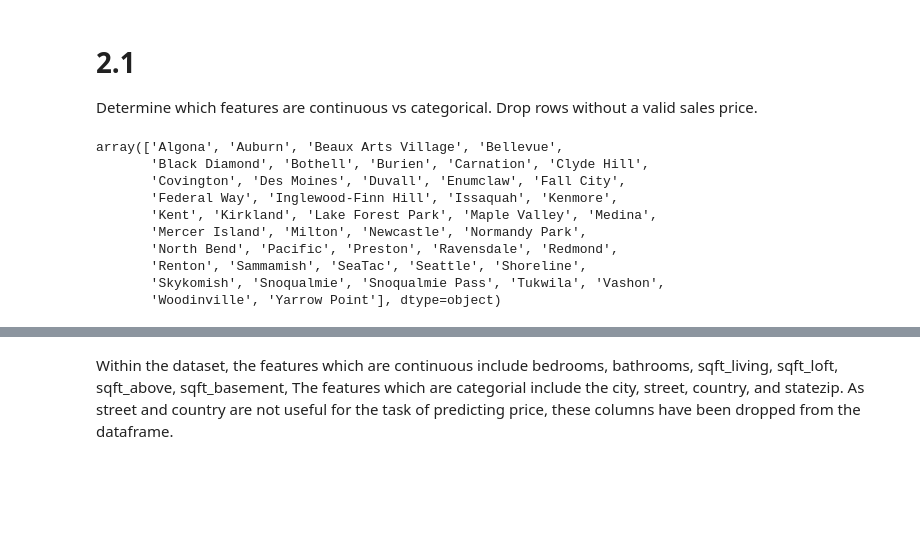
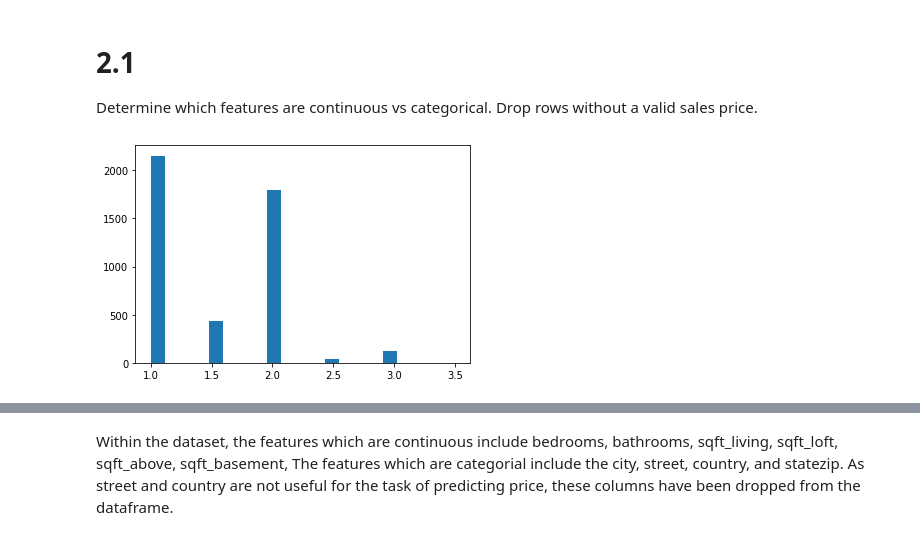
Before and after one commit to dsikka/Applied_ML, a Jupyter notebook: HW2/HW2_Task2.ipynb, the cells around one changed output, grey strips where cells are left out. Cells and saved outputs as stored; diff of their text form; code cells hidden in the pictures; blank space fills up the shorter version.

```diff
--- a/HW2/HW2_Task2.ipynb
+++ b/HW2/HW2_Task2.ipynb
@@ -55,14 +52,5 @@ target = ['statezip']
-# %%
-target_names, target_nums = np.unique(data['city'], return_counts=True)
-target_names
-# %% [output]
-array(['Algona', 'Auburn', 'Beaux Arts Village', 'Bellevue',
-       'Black Diamond', 'Bothell', 'Burien', 'Carnation', 'Clyde Hill',
-       'Covington', 'Des Moines', 'Duvall', 'Enumclaw', 'Fall City',
-       'Federal Way', 'Inglewood-Finn Hill', 'Issaquah', 'Kenmore',
-       'Kent', 'Kirkland', 'Lake Forest Park', 'Maple Valley', 'Medina',
-       'Mercer Island', 'Milton', 'Newcastle', 'Normandy Park',
-       'North Bend', 'Pacific', 'Preston', 'Ravensdale', 'Redmond',
-       'Renton', 'Sammamish', 'SeaTac', 'Seattle', 'Shoreline',
-       'Skykomish', 'Snoqualmie', 'Snoqualmie Pass', 'Tukwila', 'Vashon',
-       'Woodinville', 'Yarrow Point'], dtype=object)
+# %%
+data['has_basement'] = 0
+data['has_lot'] = 0
+data.loc[data['sqft_basement'] > 0, 'has_basement'] = 1
+data.loc[data['sqft_lot'] > 0, 'has_lot'] = 1
@@ -68,0 +60,5 @@ array(['Algona', 'Auburn', 'Beaux Arts Village', 'Bellevue',
+# %%
+plt.hist(data['floors'], bins='auto')
+plt.show()
+# %% [output]
+[figure, added]
```
Also changed, not shown: parts of 29 cells of this notebook, 1 other file.
